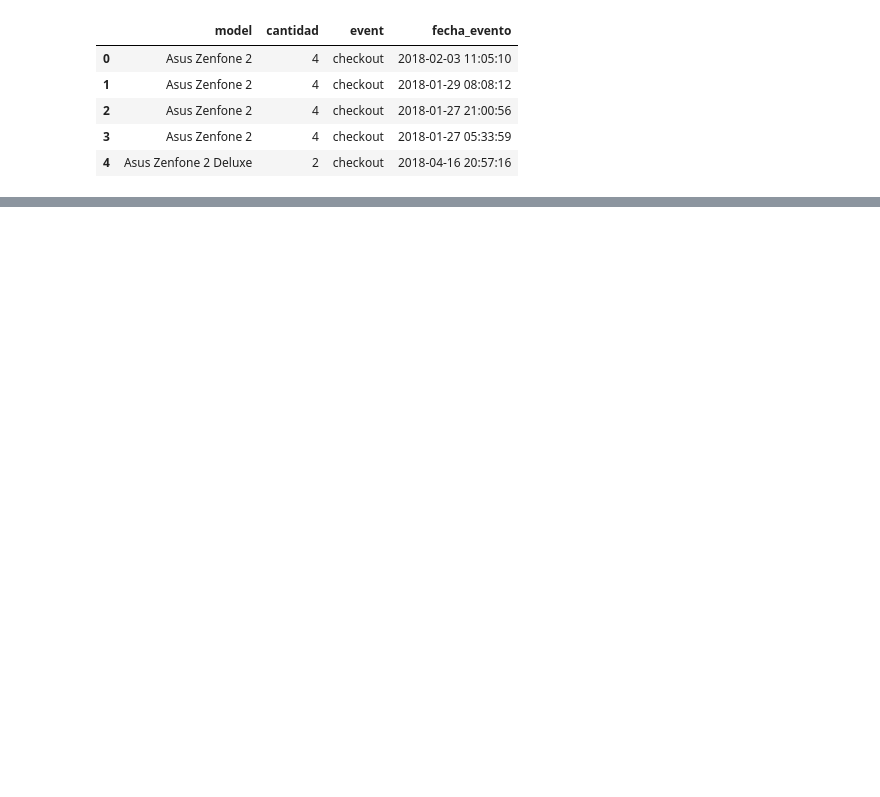
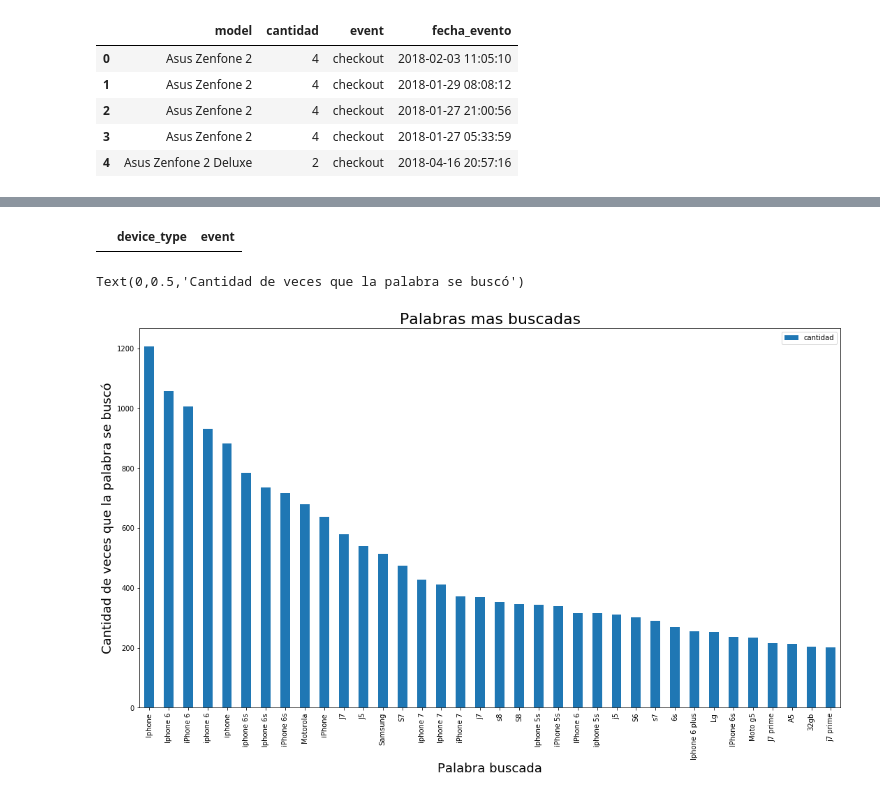
Before and after one commit to alepenaa94/TP1-Datos, a Jupyter notebook: analisis-ale.ipynb, the cells around one changed output, grey strips where cells are left out. Saved outputs shown, nothing was run; the diff lists cells and outputs as text; code cells hidden in the pictures; blank space fills up the shorter version.

```diff
--- a/analisis-ale.ipynb
+++ b/analisis-ale.ipynb
@@ -553,0 +592,2 @@ l.sort_values(by=['fecha_evento','cantidad'],ascending=False, inplace=True)
+# %%
+df_eventos['dia'] = df_eventos['fecha_evento'].dt.day
@@ -553,0 +762,4 @@ l.sort_values(by=['fecha_evento','cantidad'],ascending=False, inplace=True)
+# %%
+df_c.dropna()
+# %% [output]
+|  | device_type | event |
@@ -553,0 +771,16 @@ l.sort_values(by=['fecha_evento','cantidad'],ascending=False, inplace=True)
+# %%
+df_palabras = df_eventos[['search_term']].copy()
+# %%
+df_palabras = df_palabras.dropna()
+# %%
+df_g = df_palabras.groupby('search_term').size().reset_index(name='cantidad')
+# %%
+d2 = df_g[df_g['cantidad']>200]
+d2 = d2.set_index('search_term')
+g = d2.sort_values(by='cantidad',ascending=False).plot.bar(figsize=(18,10))
+g.set_title("Palabras mas buscadas", fontsize=22)
+g.set_xlabel("Palabra buscada",fontsize=18)
+g.set_ylabel("Cantidad de veces que la palabra se buscó", fontsize=18)
+# %% [output]
+Text(0,0.5,'Cantidad de veces que la palabra se buscó')
+[figure, added]
```
Also changed, not shown: parts of 48 cells of this notebook.
